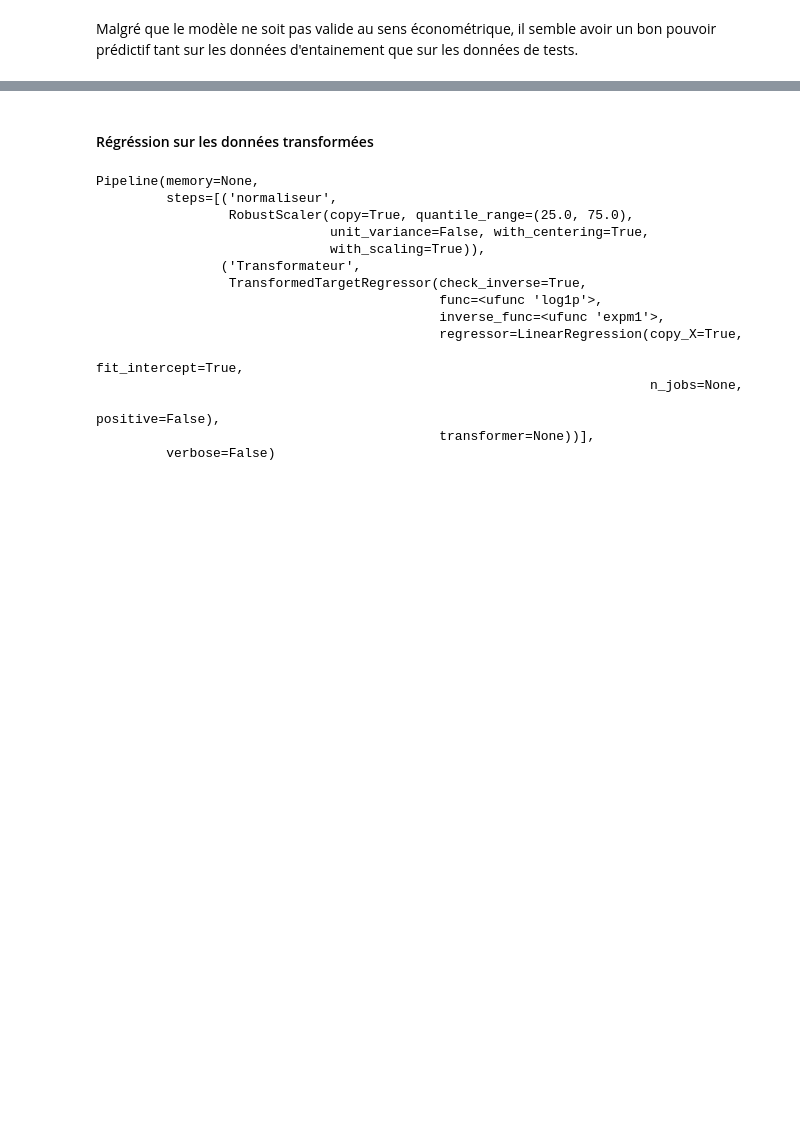
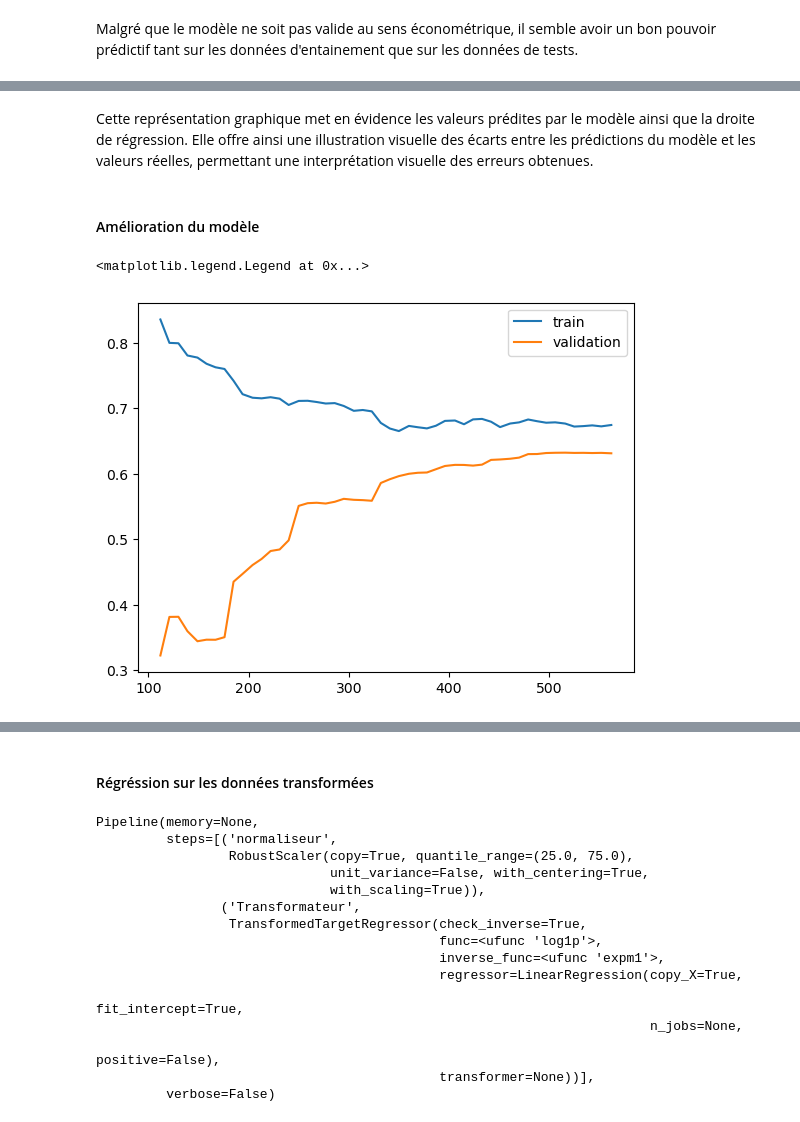
Before and after one commit to christellenguenang/Projet_Catherine_Christelle, a Jupyter notebook: 3_model.ipynb, the cells around one changed output, grey strips where cells are left out. Drawn from its saved outputs; the diff is of its cells as text; code cells hidden in the pictures; blank space fills up the shorter version.

```diff
--- a/3_model.ipynb
+++ b/3_model.ipynb
@@ -363,0 +384,13 @@ Text(0.5, 1.0, 'Regression linéaire')
+# %% [markdown]
+Cette représentation graphique met en évidence les valeurs prédites par le modèle ainsi que la droite de régression. Elle offre ainsi une illustration visuelle des écarts entre les prédictions du modèle et les valeurs réelles, permettant une interprétation visuelle des erreurs obtenues.
+# %% [markdown]
+#### Amélioration du modèle
+# %%
+ # la courbe d'apprentissage
+k,train_score, val_score= learning_curve(reg,X_train, y_train,train_sizes= np.linspace(0.2,1), cv=5)
+plt.plot(k, train_score.mean(axis=1), label="train")
+plt.plot(k, val_score.mean(axis=1),label="validation")
+plt.legend()
+# %% [output]
+<matplotlib.legend.Legend at 0x...>
+[figure, added]
```
Also changed, not shown: parts of 73 cells of this notebook.
